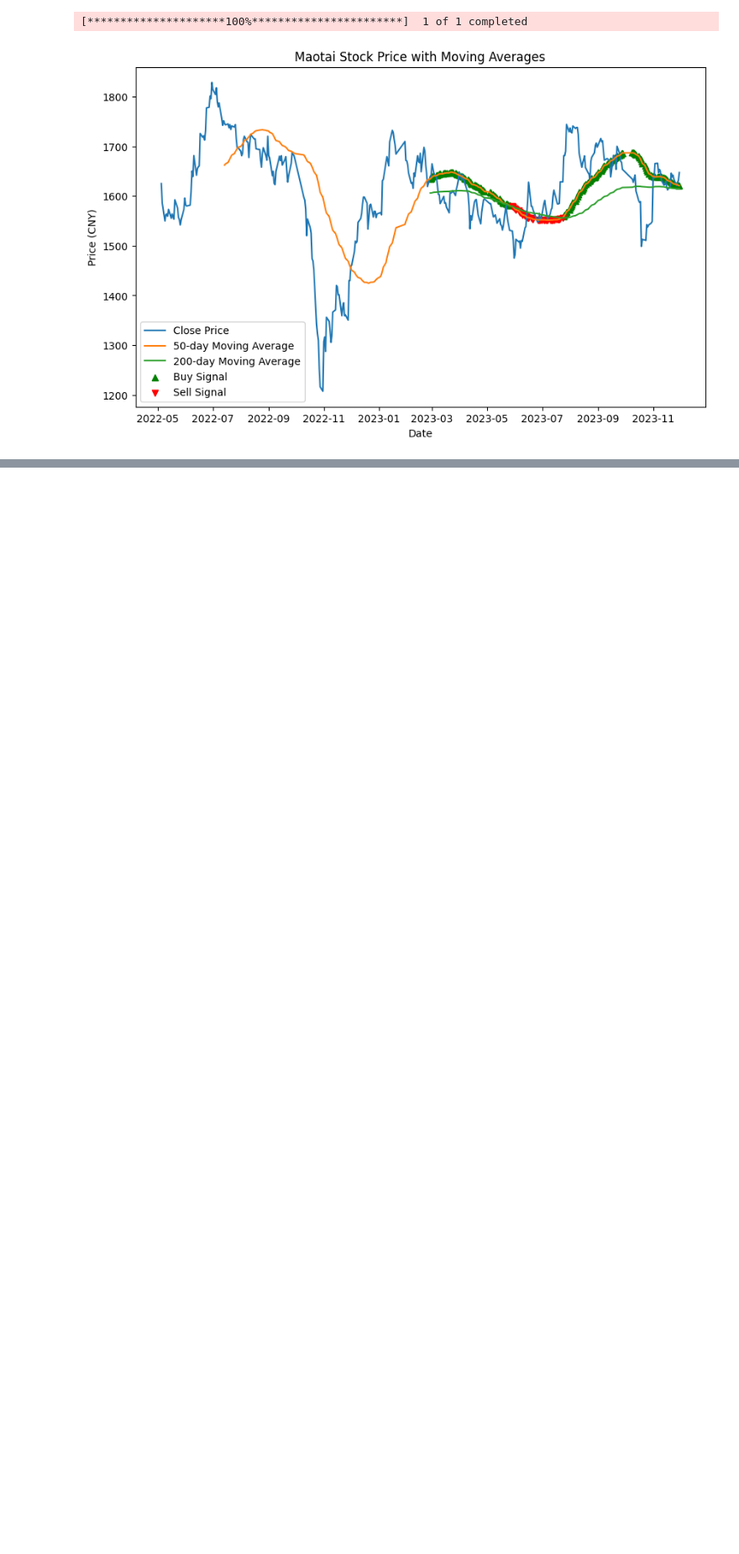
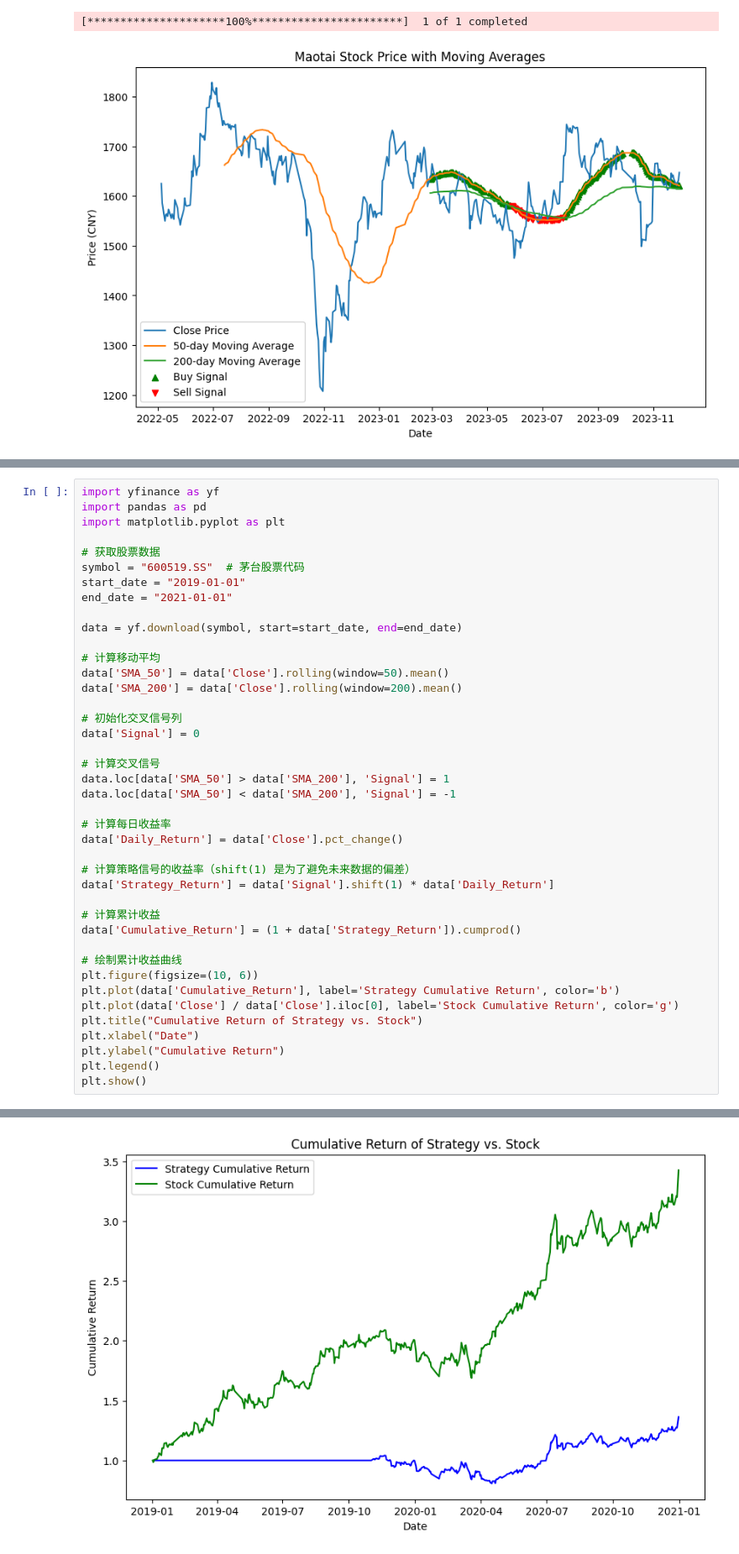
Before and after one commit to HZW-GET/HZW-GET, a Jupyter notebook: python_learning/quant_trade.ipynb, the cells around one changed output, grey strips where cells are left out. Shown at 84% size. Drawn from its saved outputs; the diff is of its cells as text; blank space fills up the shorter version.

```diff
--- a/python_learning/quant_trade.ipynb
+++ b/python_learning/quant_trade.ipynb
@@ -143,0 +104,42 @@ plt.show()
+# %%
+import yfinance as yf
+import pandas as pd
+import matplotlib.pyplot as plt
+
+# 获取股票数据
+symbol = "600519.SS"  # 茅台股票代码
+start_date = "2019-01-01"
+end_date = "2021-01-01"
+
+data = yf.download(symbol, start=start_date, end=end_date)
+
+# 计算移动平均
+data['SMA_50'] = data['Close'].rolling(window=50).mean()
+data['SMA_200'] = data['Close'].rolling(window=200).mean()
+
+# 初始化交叉信号列
+data['Signal'] = 0
+
+# 计算交叉信号
+data.loc[data['SMA_50'] > data['SMA_200'], 'Signal'] = 1
+data.loc[data['SMA_50'] < data['SMA_200'], 'Signal'] = -1
+
+# 计算每日收益率
+data['Daily_Return'] = data['Close'].pct_change()
+
+# 计算策略信号的收益率（shift(1) 是为了避免未来数据的偏差）
+data['Strategy_Return'] = data['Signal'].shift(1) * data['Daily_Return']
+
+# 计算累计收益
+data['Cumulative_Return'] = (1 + data['Strategy_Return']).cumprod()
+
+# 绘制累计收益曲线
+plt.figure(figsize=(10, 6))
+plt.plot(data['Cumulative_Return'], label='Strategy Cumulative Return', color='b')
+plt.plot(data['Close'] / data['Close'].iloc[0], label='Stock Cumulative Return', color='g')
+plt.title("Cumulative Return of Strategy vs. Stock")
+plt.xlabel("Date")
+plt.ylabel("Cumulative Return")
+plt.legend()
+plt.show()
+# %% [output]
@@ -143,0 +147 @@ plt.show()
+[figure, added]
```
Also changed, not shown: parts of 5 cells of this notebook, 1 other file.
